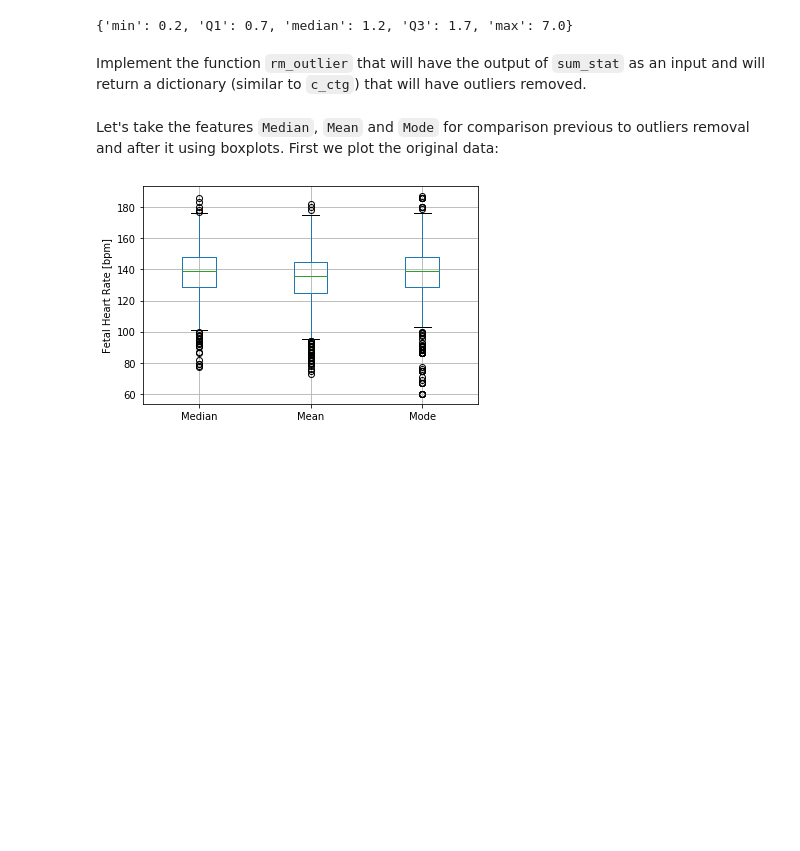
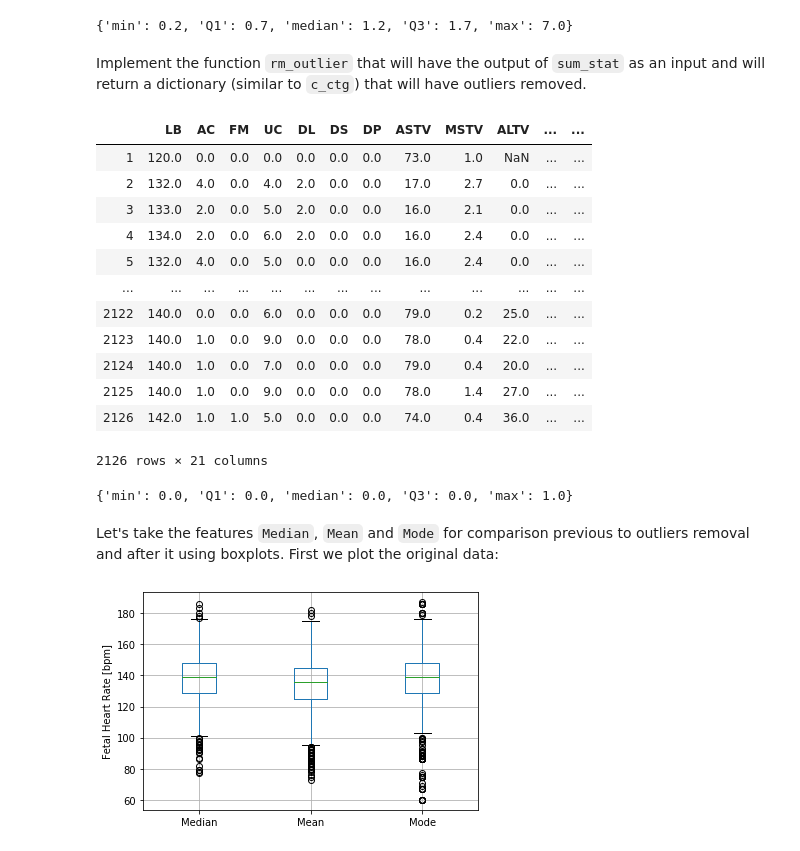
Before and after one commit to mlh-master/hw1_mlh-valeriia-adn-marina, a Jupyter notebook: HW1.ipynb, the cells around one changed output. Saved outputs shown, nothing was run; the diff lists cells and outputs as text; code cells hidden in the pictures; blank space fills up the shorter version.

```diff
--- a/HW1.ipynb
+++ b/HW1.ipynb
@@ -198,7 +198,26 @@ Implement the function `rm_outlier` that will have the output of `sum_stat` as a
 # %%
 from clean_data import rm_outlier
 
 c_no_outlier = rm_outlier(c_samp, d_summary)
+c_no_outlier
+# %% [output]
+|  | LB | AC | FM | UC | DL | DS | DP | ASTV | MSTV | ALTV | ... | ... |
+| 1 | 120.0 | 0.0 | 0.0 | 0.0 | 0.0 | 0.0 | 0.0 | 73.0 | 1.0 | NaN | ... | ... |
+| 2 | 132.0 | 4.0 | 0.0 | 4.0 | 2.0 | 0.0 | 0.0 | 17.0 | 2.7 | 0.0 | ... | ... |
+| 3 | 133.0 | 2.0 | 0.0 | 5.0 | 2.0 | 0.0 | 0.0 | 16.0 | 2.1 | 0.0 | ... | ... |
+| 4 | 134.0 | 2.0 | 0.0 | 6.0 | 2.0 | 0.0 | 0.0 | 16.0 | 2.4 | 0.0 | ... | ... |
+| 5 | 132.0 | 4.0 | 0.0 | 5.0 | 0.0 | 0.0 | 0.0 | 16.0 | 2.4 | 0.0 | ... | ... |
+| ... | ... | ... | ... | ... | ... | ... | ... | ... | ... | ... | ... | ... |
+| 2122 | 140.0 | 0.0 | 0.0 | 6.0 | 0.0 | 0.0 | 0.0 | 79.0 | 0.2 | 25.0 | ... | ... |
+| 2123 | 140.0 | 1.0 | 0.0 | 9.0 | 0.0 | 0.0 | 0.0 | 78.0 | 0.4 | 22.0 | ... | ... |
+| 2124 | 140.0 | 1.0 | 0.0 | 7.0 | 0.0 | 0.0 | 0.0 | 79.0 | 0.4 | 20.0 | ... | ... |
+| 2125 | 140.0 | 1.0 | 0.0 | 9.0 | 0.0 | 0.0 | 0.0 | 78.0 | 1.4 | 27.0 | ... | ... |
+| 2126 | 142.0 | 1.0 | 1.0 | 5.0 | 0.0 | 0.0 | 0.0 | 74.0 | 0.4 | 36.0 | ... | ... |
+2126 rows × 21 columns
+# %%
+print(d_summary['DS'])
+# %% [output]
+{'min': 0.0, 'Q1': 0.0, 'median': 0.0, 'Q3': 0.0, 'max': 1.0}
 # %% [markdown]
 Let's take the features `Median`, `Mean` and `Mode` for comparison previous to outliers removal and after it using boxplots. First we plot the original data:
 # %%
```
Also changed, not shown: parts of 8 cells of this notebook.
